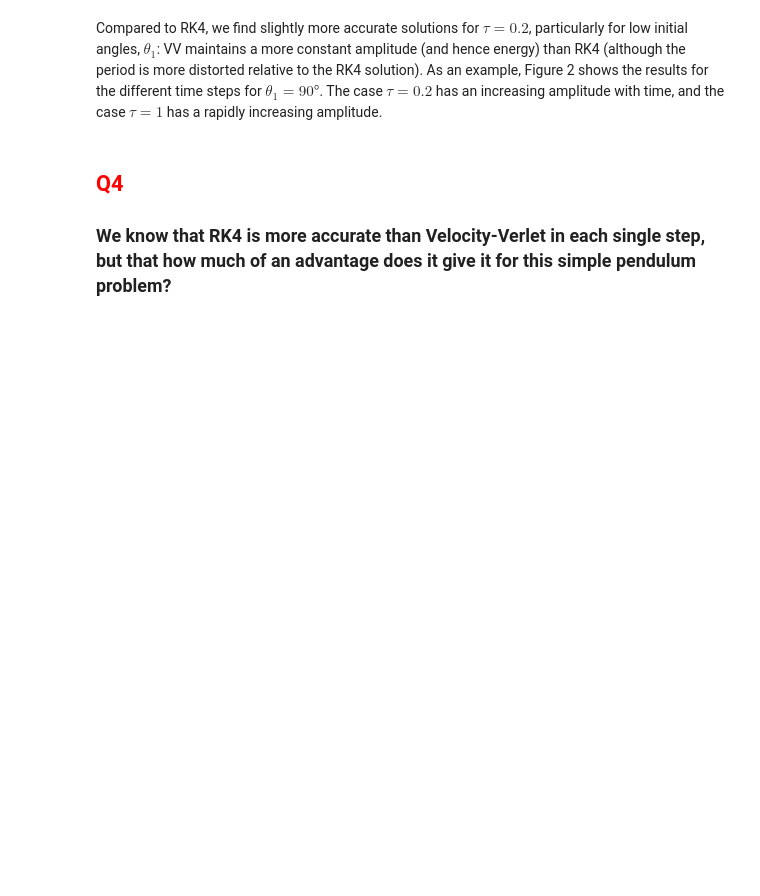
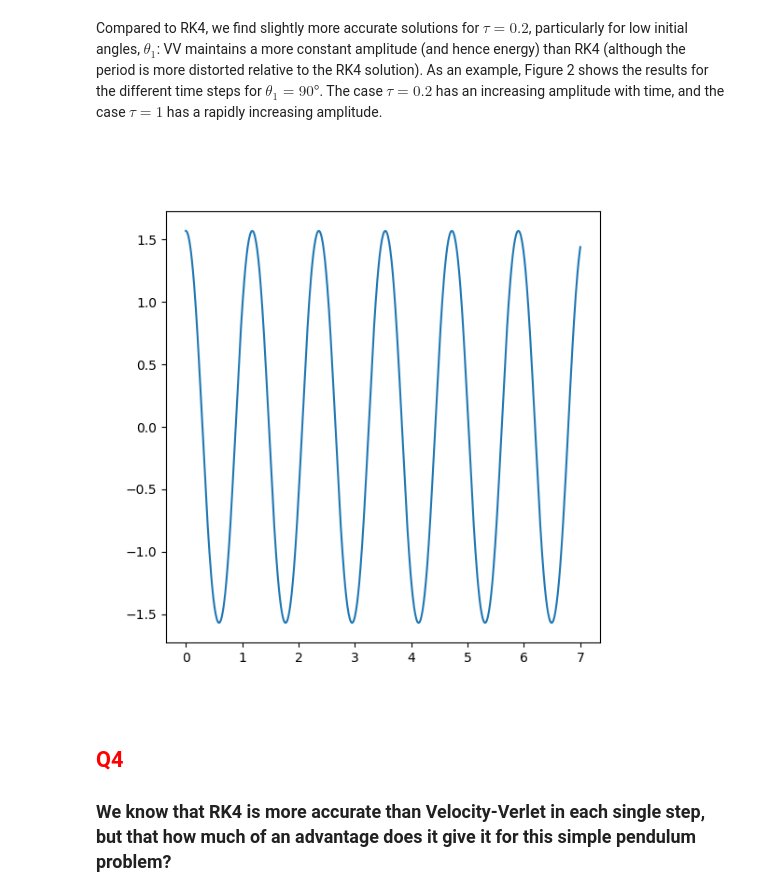
Before and after one commit to shigneedmeds/ComputationalPhysicsPython, a Jupyter notebook: labs/Lab3.ipynb, the cells around one changed output. Saved outputs shown, nothing was run; the diff lists cells and outputs as text; code cells hidden in the pictures; blank space fills up the shorter version.

```diff
--- a/labs/Lab3.ipynb
+++ b/labs/Lab3.ipynb
@@ -115,6 +115,89 @@ Compare your table to the one you generated above for RK4. You will notice that
 Compared to RK4 (which gave an inaccurate solution), the VV method is more accurate for $\tau = 0.2$.
 # %% [markdown]
 Compared to RK4, we find slightly more accurate solutions for $\tau = 0.2$, particularly for low initial angles, $\theta_1$: VV maintains a more constant amplitude (and hence energy) than RK4 (although the period is more distorted relative to the RK4 solution). As an example, Figure 2 shows the results for the different time steps for $\theta_1 = 90°$. The case $\tau = 0.2$ has an increasing amplitude with time, and the case $\tau = 1$ has a rapidly increasing amplitude.
+# %%
+
+#-------------------------------------------------------------------------------
+# Time grid parameters:
+tau = 0.01 # Time step
+T = 7  # Total integration time
+numSteps = int(np.ceil(T/tau))  # Number of time steps
+
+#-------------------------------------------------------------------------------
+# Initial conditions
+theta1 = 90  # Initial angle in degrees
+theta = theta1*np.pi/180
+x = np.array([theta, 0])
+
+#-------------------------------------------------------------------------------
+# Preallocate:
+time = np.arange(numSteps+1)*tau
+
+# Arrays to store pendulum positions
+xPendArray = np.zeros((numSteps+1, 2))
+yPendArray = np.zeros((numSteps+1, 2))
+
+# Initial position
+xPendArray[0] = [0, np.sin(x[0])]
+yPendArray[0] = [0, -np.cos(x[0])]
+
+
+thetas = [x[0],]
+#-------------------------------------------------------------------------------
+# Fourth-order Runge-Kutta integration
+for n in range(numSteps):
+
+    # One step of Euler
+
+
+    w, a1 = rhs_pend(x)
+    x[0] = x[0] + tau * w + 0.5 * tau * tau * a1
+    _, a2 = rhs_pend(x)
+    x[1] = x[1] + tau *0.5*(a1+a2)
+
+    thetas.append(x[0])
+
+    # Update the pendulum position:
+    # Co-ordinates of the pendulum bar
+    xPendArray[n+1] = [0, np.sin(x[0])]
+    yPendArray[n+1] = [0, -np.cos(x[0])]
+
+
+#-------------------------------------------------------------------------------
+# Plot the results as an animation
+'''
+%matplotlib widget
+# This enables interactive mode; uncomment and run the following line to go back to static:
+# %matplotlib inline
+
+# Set up figure
+fig, ax = plt.subplots(figsize=(6, 6))
+
+ax.set_xlim([-1, 1])
+ax.set_ylim([-1.2, 0.8])
+
+# Plot pendulum paths with rainbow colors
+artists = []
+colors = plt.cm.jet(np.linspace(0, 1, numSteps))
+
+for i in range(numSteps):
+
+    plot,  = ax.plot(xPendArray[i], yPendArray[i], 'o-', color=colors[i]) # Plot pendulum positions
+
+    title = ax.text(0, 0.85, f'Pendulum Path: t = {time[i]:.2f} s', ha='center')
+
+    artists.append([plot, title])
+
+ani = animation.ArtistAnimation(fig=fig, artists=artists, interval=80, repeat=False)
+plt.show()
+# Change interval value to speed up or slow down animation
+'''
+
+plt.clf()
+plt.plot(time, thetas)
+plt.show()
+# %% [output]
+[figure, added]
 # %% [markdown]
 ## <span style="color:red">Q4</span>
 ### We know that RK4 is more accurate than Velocity-Verlet in each single step, but that how much of an advantage does it give it for this simple pendulum problem?
```
Also changed, not shown: parts of 3 cells of this notebook.
